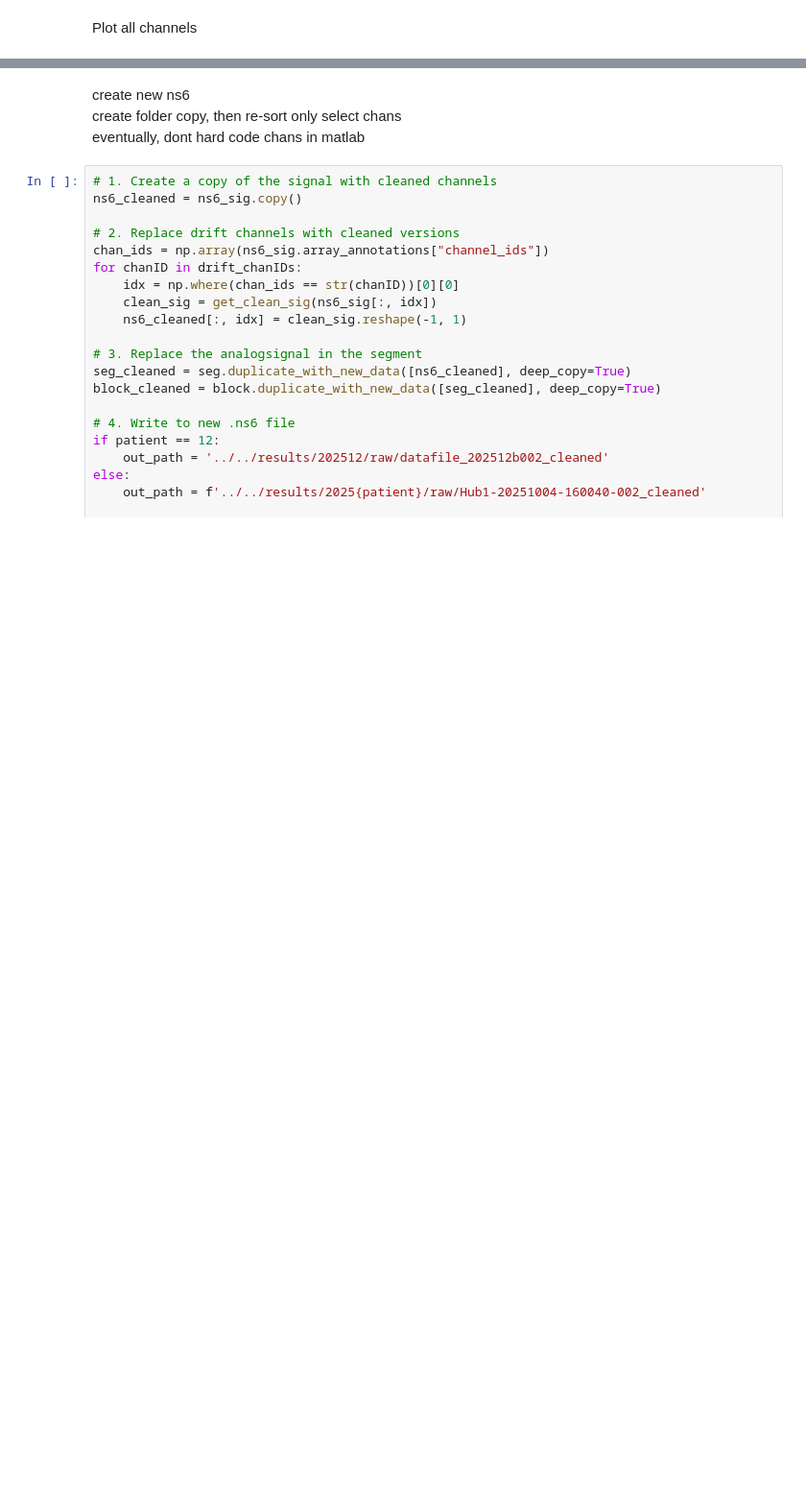
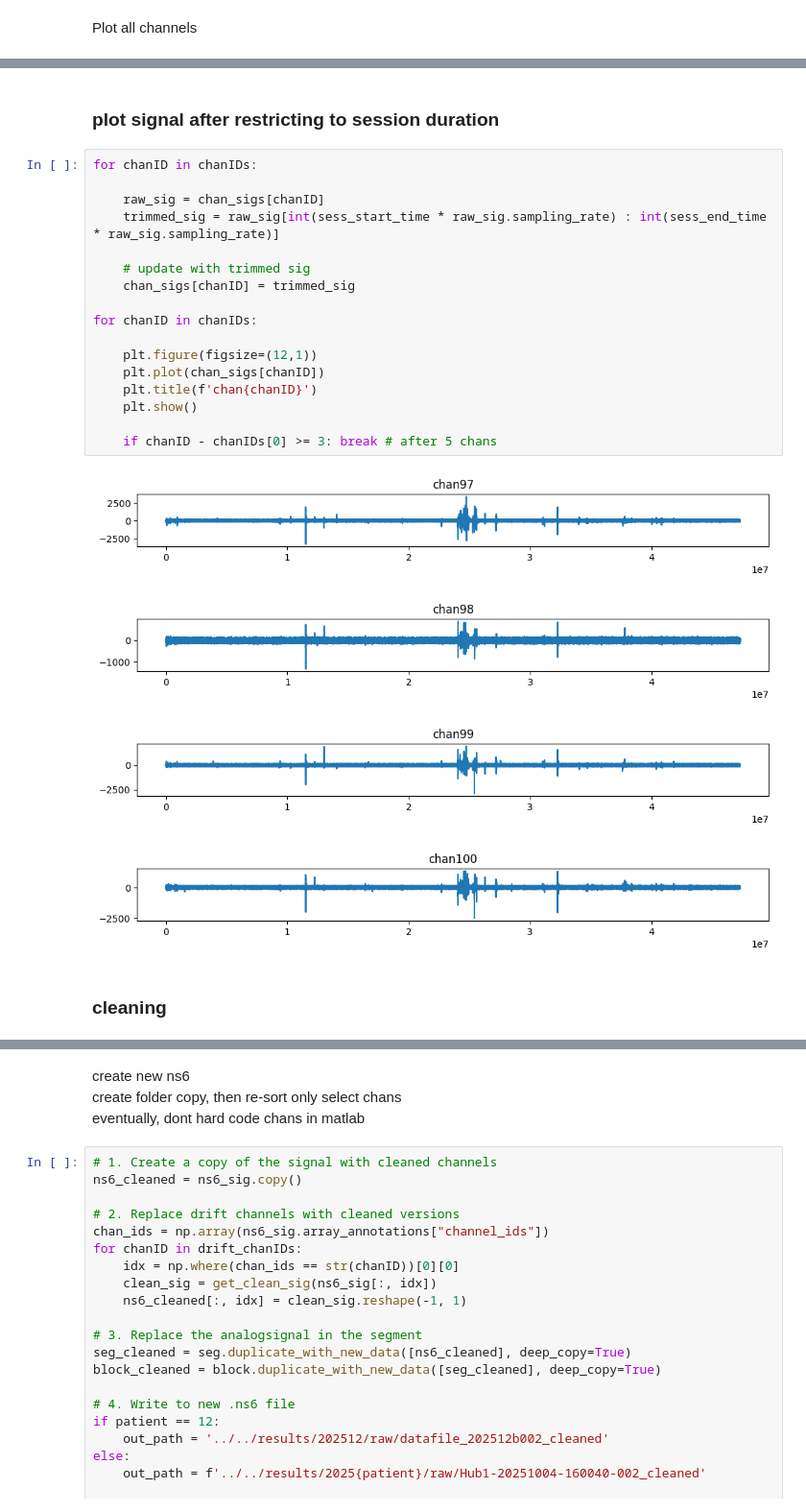
Before and after one commit to siyer7/asymmetry_design, a Jupyter notebook: code/python/neur_clean_artifact.ipynb, the cells around one changed output, grey strips where cells are left out. Shown at 96% size. Drawn from its saved outputs; the diff is of its cells as text; blank space fills up the shorter version.

```diff
--- a/code/python/neur_clean_artifact.ipynb
+++ b/code/python/neur_clean_artifact.ipynb
@@ -107,0 +165,26 @@ for chanID in chanIDs:
+# %% [markdown]
+### plot signal after restricting to session duration
+# %%
+for chanID in chanIDs:
+
+    raw_sig = chan_sigs[chanID]
+    trimmed_sig = raw_sig[int(sess_start_time * raw_sig.sampling_rate) : int(sess_end_time * raw_sig.sampling_rate)]
+
+    # update with trimmed sig
+    chan_sigs[chanID] = trimmed_sig
+
+for chanID in chanIDs:
+
+    plt.figure(figsize=(12,1))
+    plt.plot(chan_sigs[chanID])
+    plt.title(f'chan{chanID}')
+    plt.show()
+
+    if chanID - chanIDs[0] >= 3: break # after 5 chans
+# %% [output]
+[figure, added]
+[figure, added]
+[figure, added]
+[figure, added]
+# %% [markdown]
+### cleaning
```
Also changed, not shown: parts of 12 cells of this notebook, 9 other files.
